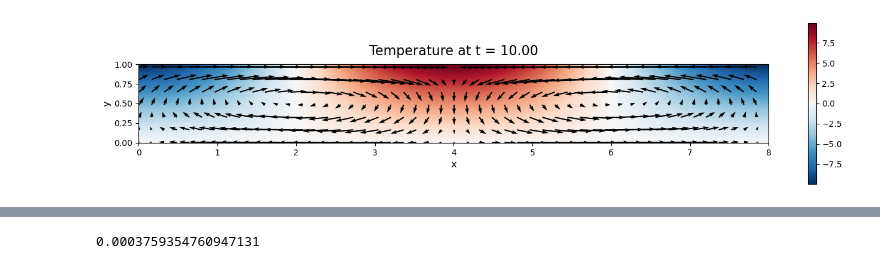
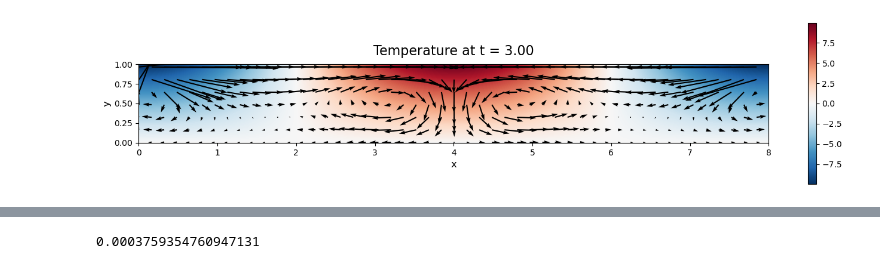
Before and after one commit to victorballester7/thermohaline-convection, a Jupyter notebook: src/plot.ipynb, the cells around one changed output, grey strips where cells are left out. Drawn from its saved outputs; the diff is of its cells as text; code cells hidden in the pictures.

```diff
--- a/src/plot.ipynb
+++ b/src/plot.ipynb
@@ -97,7 +97,7 @@ def plot(folder_path, slice_time, plot_var):
     cax = plt.imshow(data, **plot_args)  # 'cax' is the collection or image object returned by imshow
 
     # add quiver plot with u and v with 1/numth of the points
-    num = 16
+    num = 8
     uu, vv, XX, YY = u[::num, ::num], v[::num, ::num], X[::num, ::num], Y[::num, ::num]
     # uuvv = np.sqrt(uu**2 + vv**2)
     # uu, vv = uu/uuvv, vv/uuvv
@@ -127,6 +127,43 @@ def plot(folder_path, slice_time, plot_var):
     ax.tick_params(axis='both', labelsize=10)  # Adjust tick label size as needed
 
     plt.tight_layout()
+
+
+def plot_diagram():
+  # Define colors for each state
+  state_colors = {'S': 'blue', 'T': 'red', 'ST': 'green', 'TS': 'purple'}
+
+  # Plot R_rho vs Le with state colors
+  plt.figure(figsize=(8, 6))
+  for i in range(len(R_rho)):
+      plt.scatter(R_rho[i],
+                  Le[i],
+                  color=state_colors[states[i]],
+                  label=states[i])
+
+  # Set labels and title
+  plt.xlabel('R_rho')
+  plt.ylabel('Le')
+  plt.title('State diagram')
+  plt.xscale('log')
+  plt.yscale('log')
+
+  # Add legend
+  handles = [
+      plt.Line2D(
+          [0],
+          [0],
+          marker='o',
+          color='w',
+          markerfacecolor=color,
+          markersize=10,
+          label=state) for state,
+      color in state_colors.items()]
+  plt.legend(handles=handles)
+
+  # Show plot
+  plt.grid(True)
+  plt.show()
 # %%
 print_setup()
 # %% [output]
@@ -148,7 +192,7 @@ plot_var = T
 # %%
-plot("../output/results/", 100, 'T')
+plot("../output/results/", 300, 'T')
 
 # plt.savefig("../data/images/vor_30_circlefin.pdf")
 plt.show()
 # %% [output]
-[figure, old version]
+[figure, new version]
```
Also changed, not shown: parts of 7 cells of this notebook, 17 other files.
